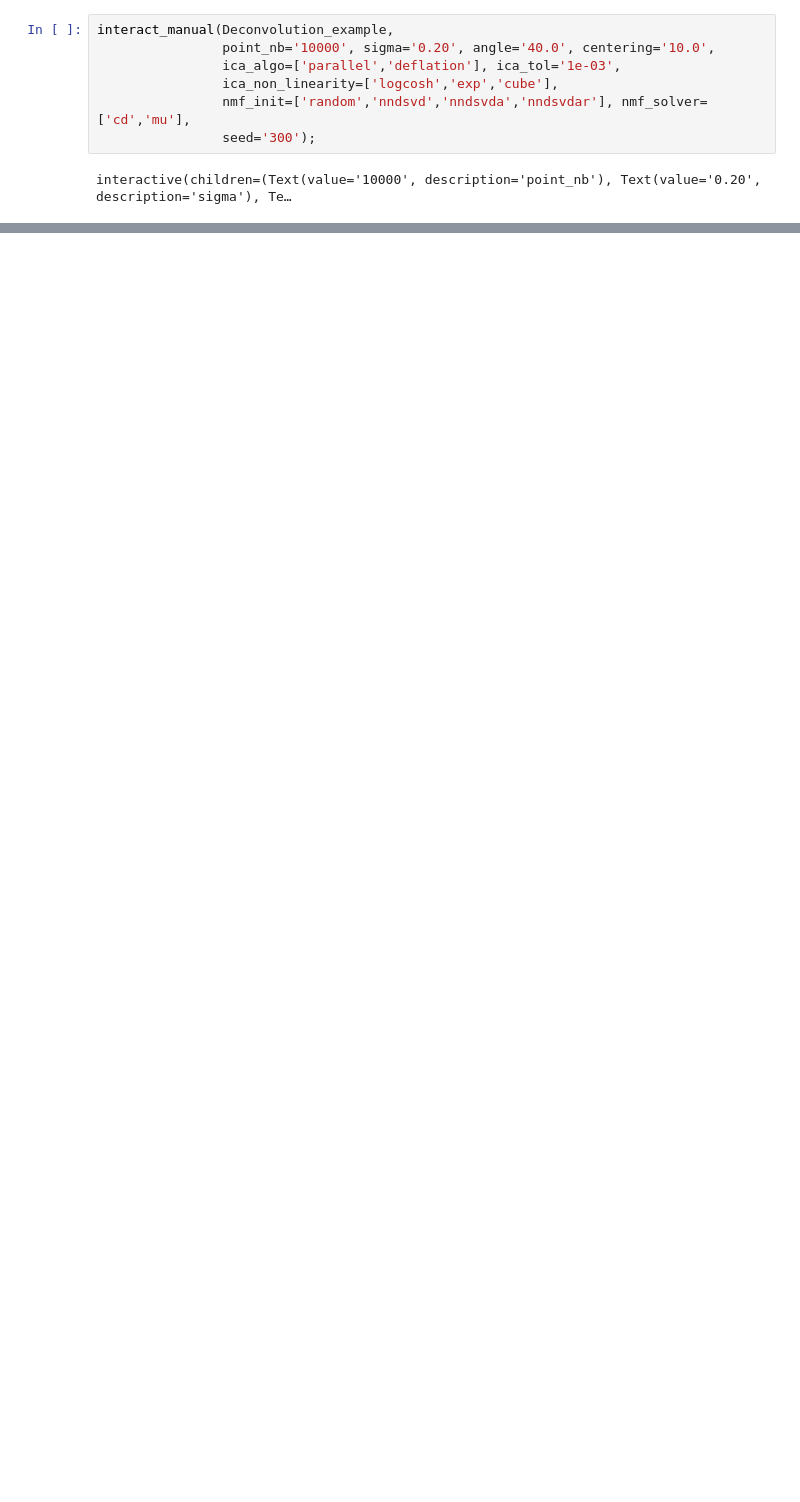
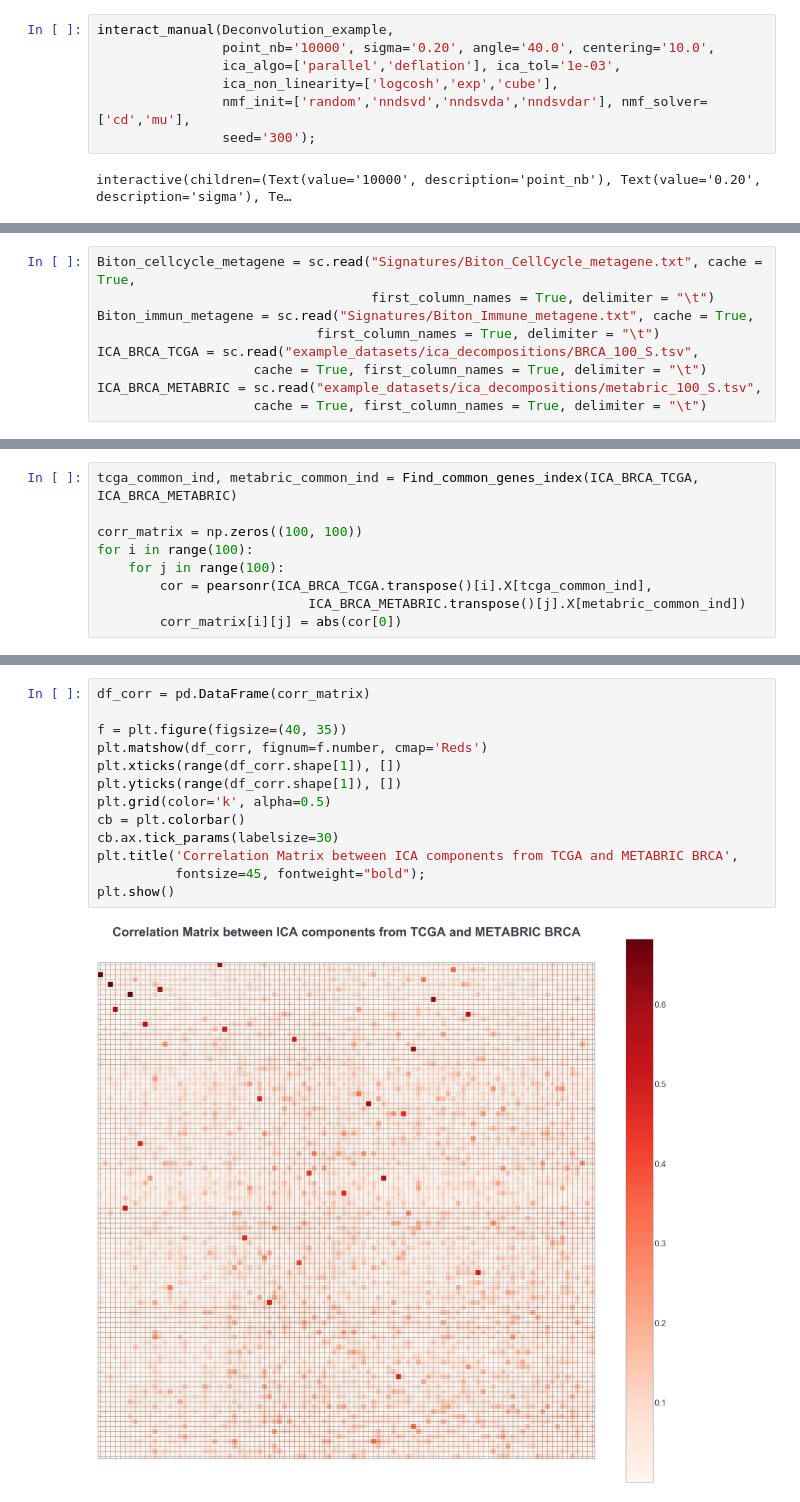
Before and after one commit to sysbio-curie/ICA-in-Cancer-research-review-materials, a Jupyter notebook: Deconvolution_examples.ipynb, the cells around one changed output, grey strips where cells are left out. Cells and saved outputs as stored; diff of their text form; blank space fills up the shorter version.

```diff
--- a/Deconvolution_examples.ipynb
+++ b/Deconvolution_examples.ipynb
@@ -175,0 +211,9 @@ interactive(children=(Text(value='10000', description='point_nb'), Text(value='0
+# %%
+Biton_cellcycle_metagene = sc.read("Signatures/Biton_CellCycle_metagene.txt", cache = True,
+                                   first_column_names = True, delimiter = "\t")
+Biton_immun_metagene = sc.read("Signatures/Biton_Immune_metagene.txt", cache = True,
+                            first_column_names = True, delimiter = "\t")
+ICA_BRCA_TCGA = sc.read("example_datasets/ica_decompositions/BRCA_100_S.tsv",
+                    cache = True, first_column_names = True, delimiter = "\t")
+ICA_BRCA_METABRIC = sc.read("example_datasets/ica_decompositions/metabric_100_S.tsv",
+                    cache = True, first_column_names = True, delimiter = "\t")
@@ -175,0 +314,9 @@ interactive(children=(Text(value='10000', description='point_nb'), Text(value='0
+# %%
+tcga_common_ind, metabric_common_ind = Find_common_genes_index(ICA_BRCA_TCGA, ICA_BRCA_METABRIC)
+
+corr_matrix = np.zeros((100, 100))
+for i in range(100):
+    for j in range(100):
+        cor = pearsonr(ICA_BRCA_TCGA.transpose()[i].X[tcga_common_ind],
+                           ICA_BRCA_METABRIC.transpose()[j].X[metabric_common_ind])
+        corr_matrix[i][j] = abs(cor[0])
@@ -175,0 +325,15 @@ interactive(children=(Text(value='10000', description='point_nb'), Text(value='0
+# %%
+df_corr = pd.DataFrame(corr_matrix)
+
+f = plt.figure(figsize=(40, 35))
+plt.matshow(df_corr, fignum=f.number, cmap='Reds')
+plt.xticks(range(df_corr.shape[1]), [])
+plt.yticks(range(df_corr.shape[1]), [])
+plt.grid(color='k', alpha=0.5)
+cb = plt.colorbar()
+cb.ax.tick_params(labelsize=30)
+plt.title('Correlation Matrix between ICA components from TCGA and METABRIC BRCA',
+          fontsize=45, fontweight="bold");
+plt.show()
+# %% [output]
+[figure, added]
```
Also changed, not shown: parts of 15 cells of this notebook.
